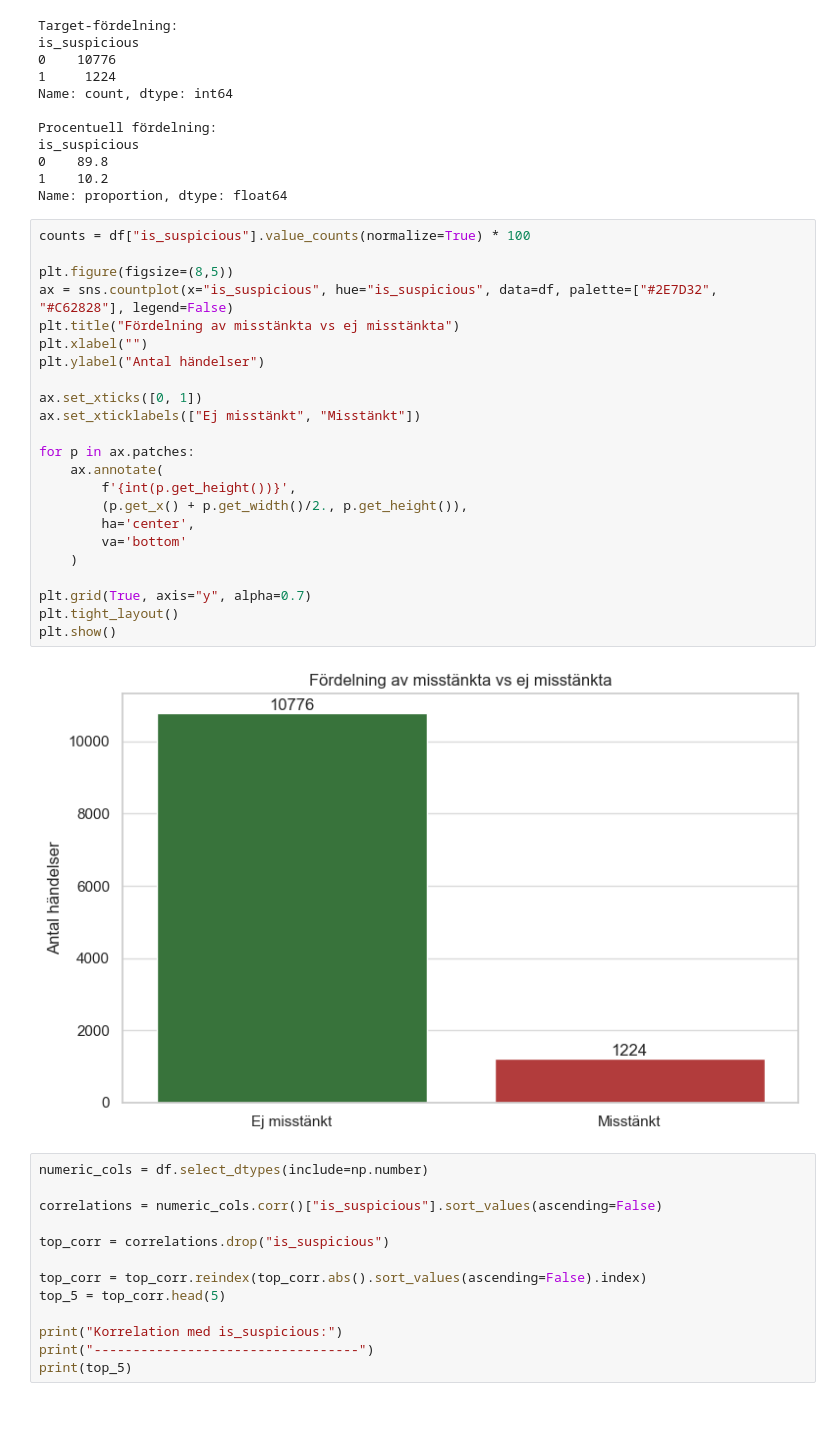
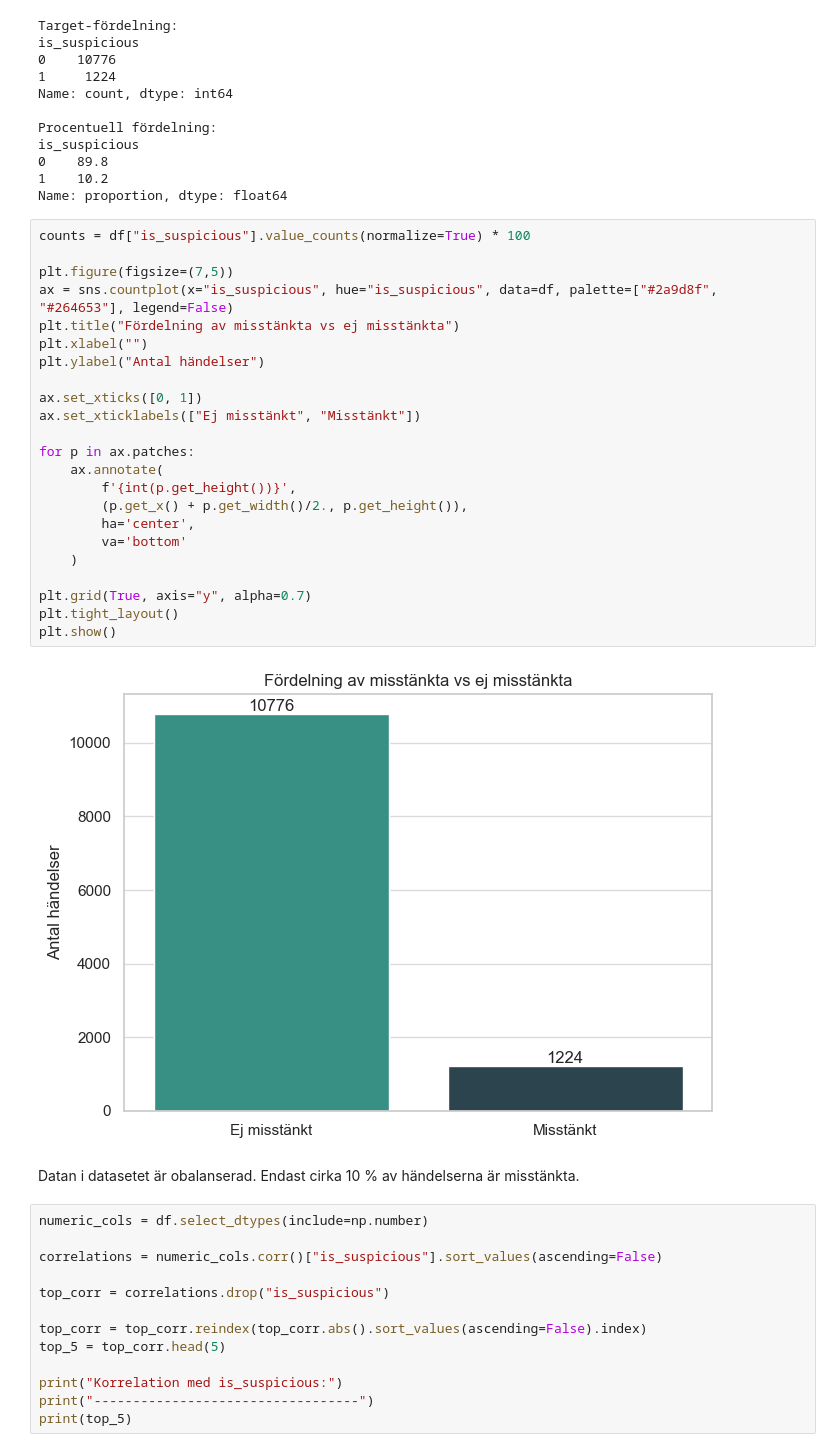
Before and after one commit to MagdalenaPersson/Marketplace_Safety, a Jupyter notebook: report_copy.ipynb, the cells around one changed output. Saved outputs shown, nothing was run; the diff lists cells and outputs as text; blank space fills up the shorter version.

```diff
--- a/report_copy.ipynb
+++ b/report_copy.ipynb
@@ -133,28 +133,30 @@ Name: proportion, dtype: float64
 # %%
 counts = df["is_suspicious"].value_counts(normalize=True) * 100
 
-plt.figure(figsize=(8,5))
-ax = sns.countplot(x="is_suspicious", hue="is_suspicious", data=df, palette=["#2E7D32", "#C62828"], legend=False)
+plt.figure(figsize=(7,5))
+ax = sns.countplot(x="is_suspicious", hue="is_suspicious", data=df, palette=["#2a9d8f", "#264653"], legend=False)
 plt.title("Fördelning av misstänkta vs ej misstänkta")
 plt.xlabel("")
 plt.ylabel("Antal händelser")
 
 ax.set_xticks([0, 1])
 ax.set_xticklabels(["Ej misstänkt", "Misstänkt"])
 
 for p in ax.patches:
     ax.annotate(
         f'{int(p.get_height())}',
         (p.get_x() + p.get_width()/2., p.get_height()),
         ha='center',
         va='bottom'
     )
 
 plt.grid(True, axis="y", alpha=0.7)
 plt.tight_layout()
 plt.show()
 # %% [output]
-[figure, old version]
+[figure, new version]
+# %% [markdown]
+Datan i datasetet är obalanserad. Endast cirka 10 % av händelserna är misstänkta.
 # %%
 numeric_cols = df.select_dtypes(include=np.number)
 
```
Also changed, not shown: parts of 19 cells of this notebook, 2 other files.
